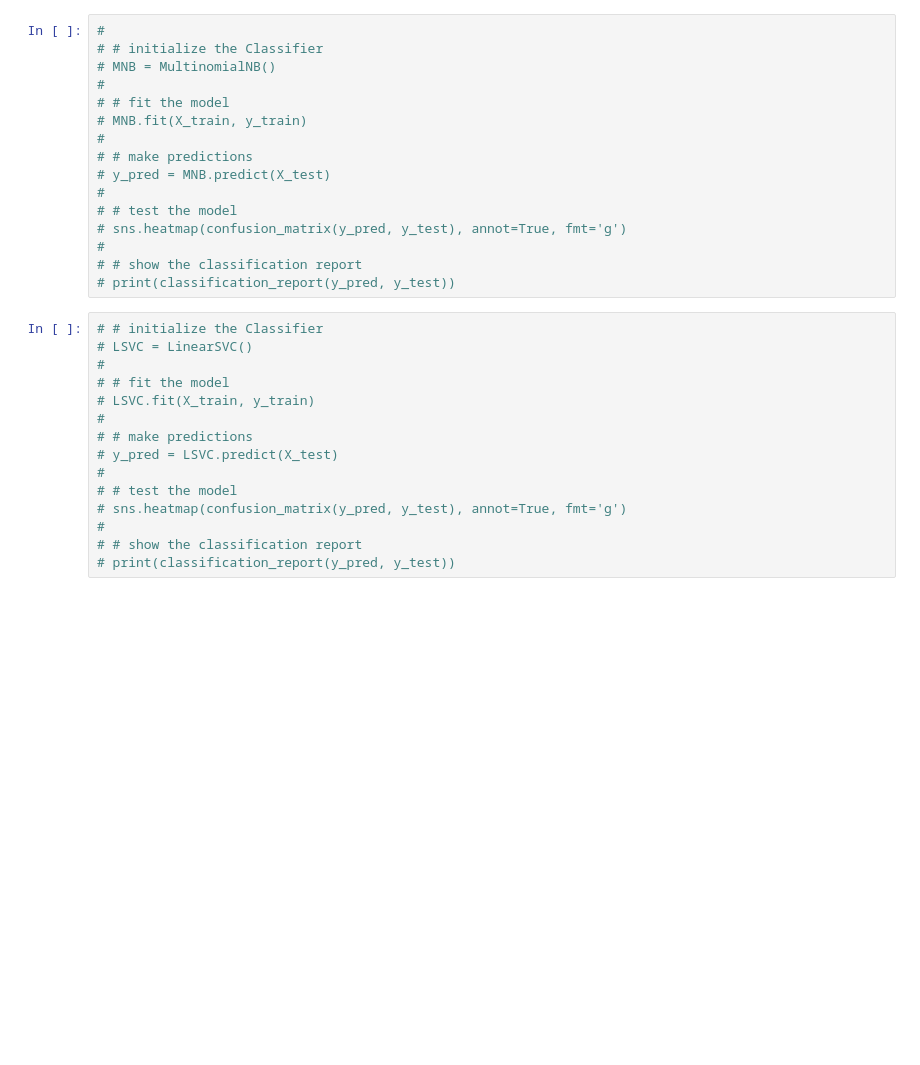
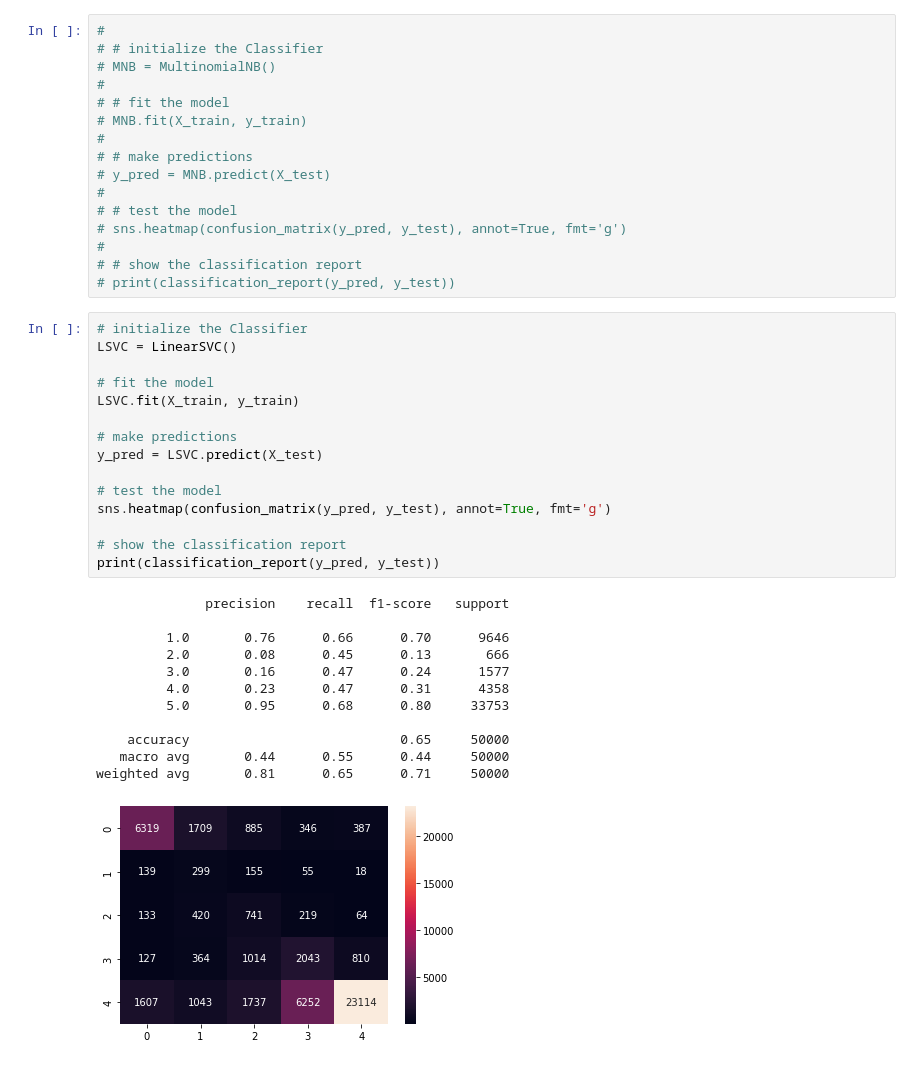
Before and after one commit to Jerwin87/Yelp-Capstone, a Jupyter notebook: notebooks/jw_models_mk_doc2vec_trainmodels.ipynb, the cells around one changed output. Saved outputs shown, nothing was run; the diff lists cells and outputs as text; blank space fills up the shorter version.

```diff
--- a/notebooks/jw_models_mk_doc2vec_trainmodels.ipynb
+++ b/notebooks/jw_models_mk_doc2vec_trainmodels.ipynb
@@ -110,20 +115,33 @@ y_test, X_test = vec_for_learning(d2v, test_tagged)
 # # show the classification report
 # print(classification_report(y_pred, y_test))
 # %%
-# # initialize the Classifier
-# LSVC = LinearSVC()
-#
-# # fit the model
-# LSVC.fit(X_train, y_train)
-#
-# # make predictions
-# y_pred = LSVC.predict(X_test)
-#
-# # test the model
-# sns.heatmap(confusion_matrix(y_pred, y_test), annot=True, fmt='g')
-#
-# # show the classification report
-# print(classification_report(y_pred, y_test))
+# initialize the Classifier
+LSVC = LinearSVC()
+
+# fit the model
+LSVC.fit(X_train, y_train)
+
+# make predictions
+y_pred = LSVC.predict(X_test)
+
+# test the model
+sns.heatmap(confusion_matrix(y_pred, y_test), annot=True, fmt='g')
+
+# show the classification report
+print(classification_report(y_pred, y_test))
+# %% [output]
+              precision    recall  f1-score   support
+
+         1.0       0.76      0.66      0.70      9646
+         2.0       0.08      0.45      0.13       666
+         3.0       0.16      0.47      0.24      1577
+         4.0       0.23      0.47      0.31      4358
+         5.0       0.95      0.68      0.80     33753
+
+    accuracy                           0.65     50000
+   macro avg       0.44      0.55      0.44     50000
+weighted avg       0.81      0.65      0.71     50000
+[figure, added]
 # %%
 # initialize the Classifier
 logreg = LogisticRegression()
```
Also changed, not shown: parts of 7 cells of this notebook, 1 other file.
